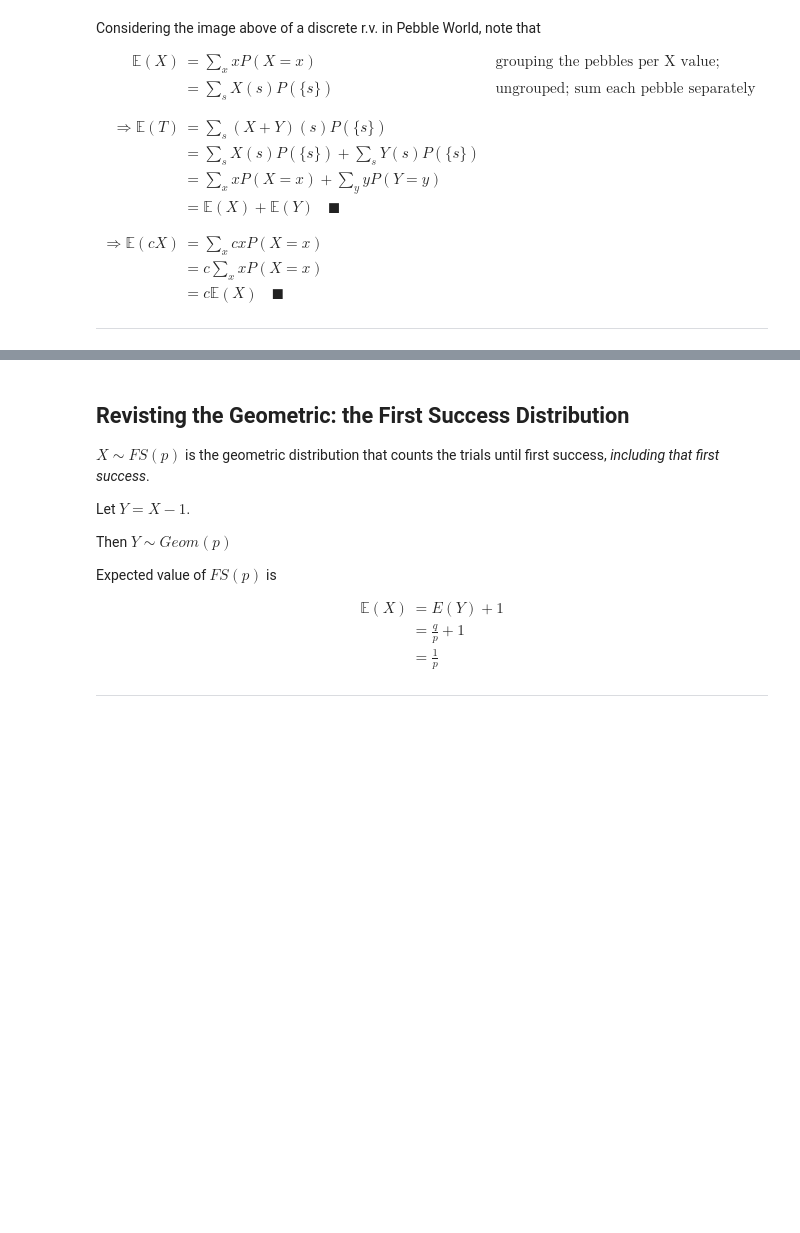
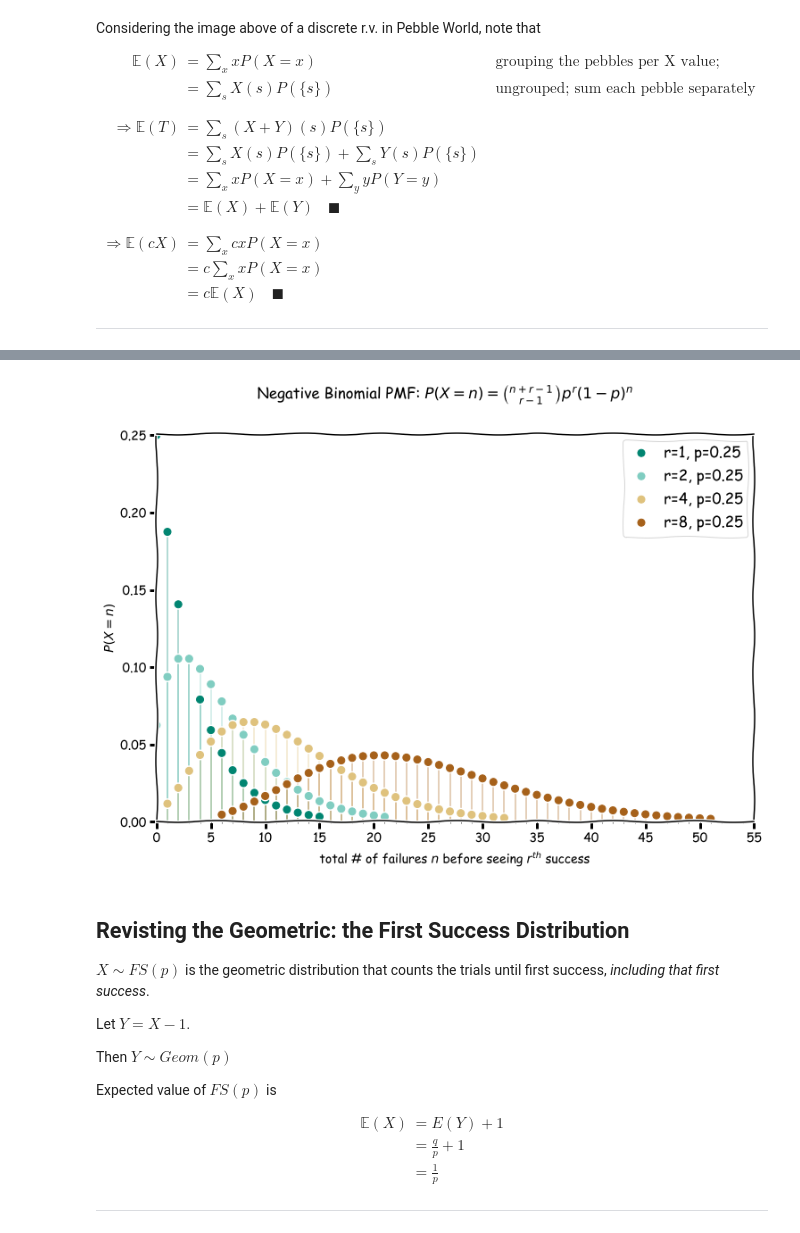
Before and after one commit to buruzaemon/stats-110, a Jupyter notebook: Lecture_10.ipynb, the cells around one changed output, grey strips where cells are left out. Cells and saved outputs as stored; diff of their text form; code cells hidden in the pictures; blank space fills up the shorter version.

```diff
--- a/Lecture_10.ipynb
+++ b/Lecture_10.ipynb
@@ -95,3 +94,60 @@ Let $X_j$ be the # failures before the $(j-1)^{\text{st}}$ and $j^{\text{th}}$ s
+# %%
+import matplotlib
+import numpy as np
+import matplotlib.pyplot as plt
+
+from matplotlib.ticker import (MultipleLocator, FormatStrFormatter,
+                               AutoMinorLocator)
+from scipy.stats import nbinom
+
+%matplotlib inline
+
+plt.xkcd()
+_, ax = plt.subplots(figsize=(12,8))
+
+# seme Negative Binomial parameters
+r_values = [1, 2, 4, 8]
+p_values = [0.25]*len(r_values)
+#p_values = [0.25, 0.24, 0.23, 0.22]
+params = list(zip(r_values, p_values))
+
+# colorblind-safe, divergent color scheme
+colors = ['#018571', '#80cdc1', '#dfc27d', '#a6611a']
+
+for i,(r,p) in enumerate(params):
+    x = np.arange(nbinom.ppf(0.01, r, p), nbinom.ppf(0.99, r, p))
+    pmf = nbinom.pmf(x, r, p)
+    ax.plot(x, pmf, 'o', color=colors[i], ms=8, label='r={}, p={}'.format(r,p))
+    ax.vlines(x, 0, pmf, lw=2, color=colors[i], alpha=0.3)
+
+# legend styling
+legend = ax.legend()
+for label in legend.get_texts():
+    label.set_fontsize('large')
+for label in legend.get_lines():
+    label.set_linewidth(1.5)
+
+# y-axis
+ax.set_ylim([0.0, 0.251])
+ax.set_ylabel(r'$P(X=n)$')
+
+# x-axis
+ax.set_xlim([0, 55])
+ax.set_xlabel(r'total # of failures $n$ before seeing $r^{th}$ success')
+
+# x-axis tick formatting
+majorLocator = MultipleLocator(5)
+majorFormatter = FormatStrFormatter('%d')
+minorLocator = MultipleLocator(1)
+ax.xaxis.set_major_locator(majorLocator)
+ax.xaxis.set_major_formatter(majorFormatter)
+ax.xaxis.set_minor_locator(minorLocator)
+
+plt.suptitle(r'Negative Binomial PMF: $P(X=n) = \binom{n+r-1}{r-1}  p^r (1-p)^n$')
+
+plt.show()
+# %% [output]
+[figure, added]
 # %% [markdown]
 ## Revisting the Geometric: the First Success Distribution
 
```
Also changed, not shown: parts of 4 cells of this notebook, 9 other files.
